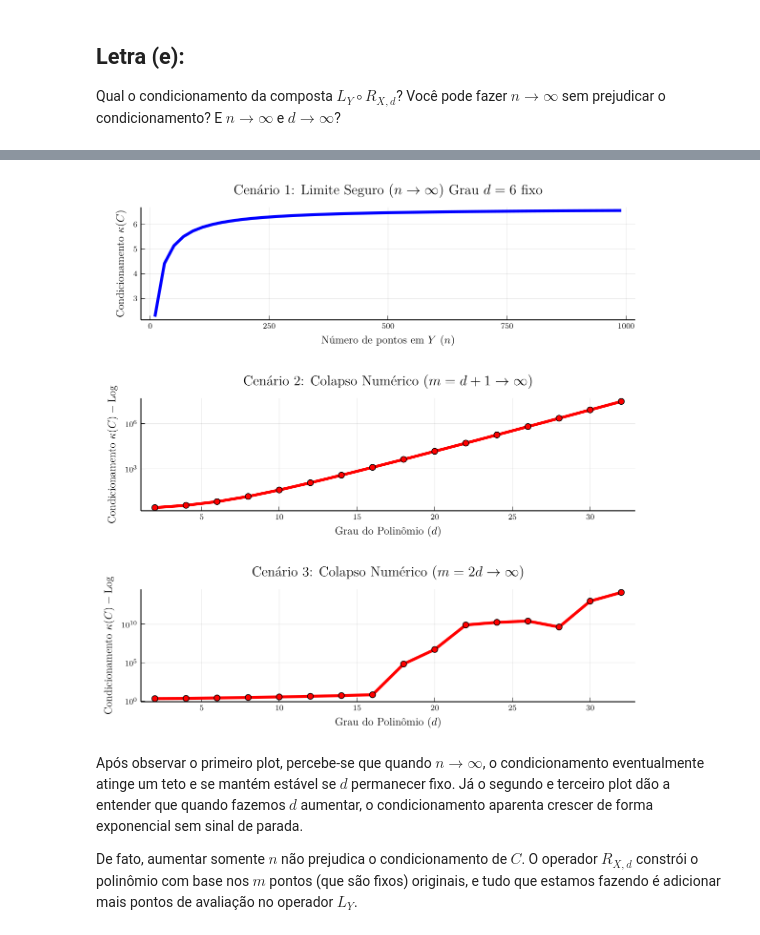
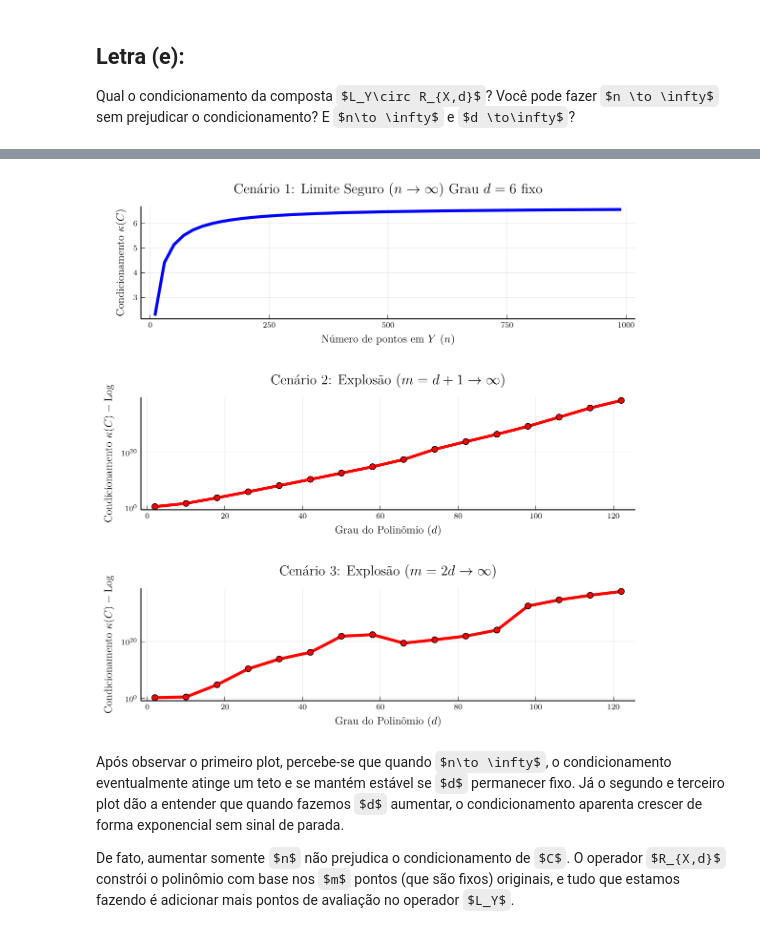
Before and after one commit to PedroDuailibe/Projeto3-ALN, a Jupyter notebook: Projeto3.ipynb, the cells around one changed output, grey strips where cells are left out. Cells and saved outputs as stored; diff of their text form; code cells hidden in the pictures; some formulas as TeX source.

```diff
--- a/Projeto3.ipynb
+++ b/Projeto3.ipynb
@@ -567,7 +549,7 @@ p1 = plot(n_vals, cond_n,
           margin=6Plots.mm)
 
     # d \to \infty e n \to \infty
-    d_vals = 2:2:32
+    d_vals = 2:8:128
     cond_d_1 = Float64[]
     cond_d_2 = Float64[]
 
@@ -590,7 +572,7 @@ p1 = plot(n_vals, cond_n,
     end
 
     p2 = plot(d_vals, cond_d_1,
-              title=L"\text{Cenário 2: Colapso Numérico }(m = d +1\to \infty)",
+              title=L"\text{Cenário 2: Explosão }(m = d +1\to \infty)",
               xlabel=L"\text{Grau do Polinômio }(d)",
               ylabel=L"\text{Condicionamento }\kappa(C) - \text{Log}",
               yscale=:log10,
@@ -599,35 +581,35 @@ p1 = plot(n_vals, cond_n,
 
     for d in d_vals
         m = 2d
         X = range(-1.0, 1.0, length=m)
         X_base = X[1:d+1]
 
         A_X = matrix_lagrange(X, d)
         A_Y = matrix_lagrange_cruzada(Y_grande, X_base, d)
 
         C = A_Y * pinv(A_X)
 
         sv_C = svdvals(C)
         cond_efetivo = sv_C[1] / sv_C[d + 1]
         push!(cond_d_2, cond_efetivo)
     end
     p3 = plot(d_vals, cond_d_2,
-              title=L"\text{Cenário 3: Colapso Numérico }(m = 2d \to \infty)",
+              title=L"\text{Cenário 3: Explosão }(m = 2d \to \infty)",
               xlabel=L"\text{Grau do Polinômio }(d)",
               ylabel=L"\text{Condicionamento }\kappa(C) - \text{Log}",
               yscale=:log10,
               lw=3, color=:red, marker=:circle, legend=false,
               grid=true, margin=6Plots.mm)
 
     grafico_final = plot(p1, p2, p3, layout=(3, 1), size=(800, 800))
 
     display(grafico_final)
     return grafico_final
 end
 
 visualizar_limites();
 # %% [output]
-[figure, old version]
+[figure, new version]
 # %% [markdown]
 Após observar o primeiro plot, percebe-se que quando $n\to \infty$, o condicionamento eventualmente atinge um teto e se mantém estável se $d$ permanecer fixo. Já o segundo e terceiro plot dão a entender que quando fazemos $d$ aumentar, o condicionamento aparenta crescer de forma exponencial sem sinal de parada.
 
```
Also changed, not shown: parts of 10 cells of this notebook.
